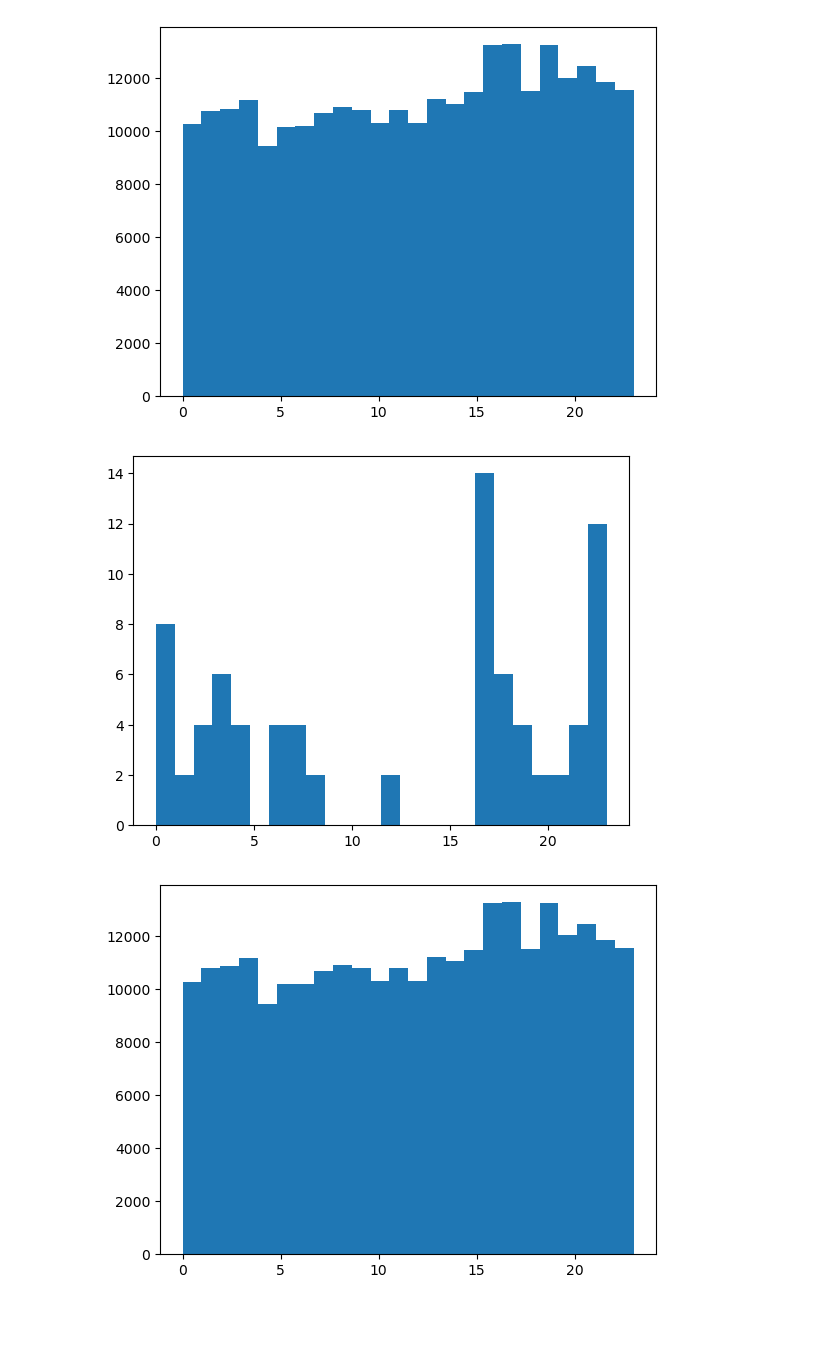
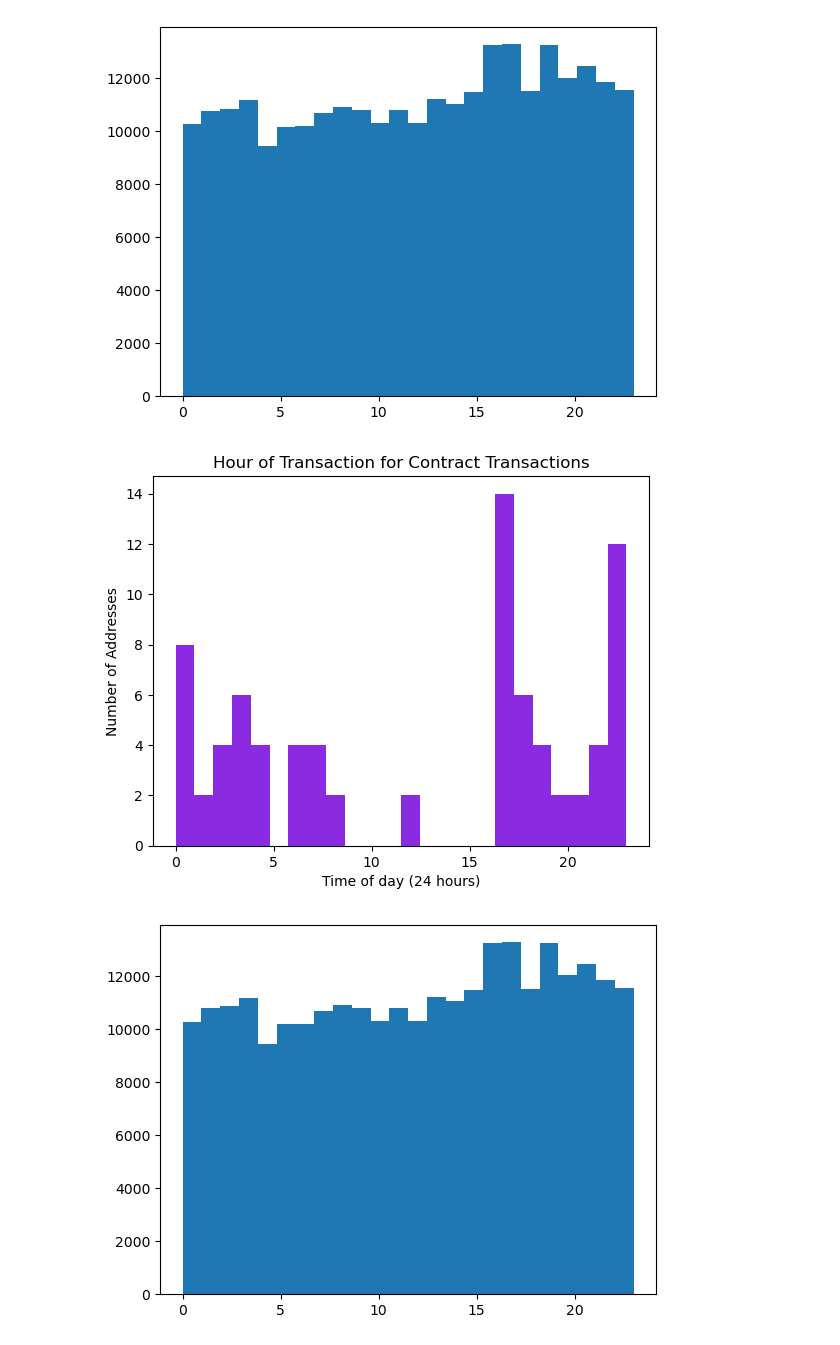
Before and after one commit to mcdunleatate/capstone_project, a Jupyter notebook: code/EDA.ipynb, the cells around one changed output. Drawn from its saved outputs; the diff is of its cells as text; code cells hidden in the pictures; blank space fills up the shorter version.

```diff
--- a/code/EDA.ipynb
+++ b/code/EDA.ipynb
@@ -128,10 +152,14 @@ plt.show()
 plt.hist(trans_data['hoursOftheday'], bins= 24);
 # %% [output]
 [figure]
-# %%
-plt.hist(trans_data[trans_data['contractAddress'] != 'no_contract']['hoursOftheday'],bins=24);
-# %% [output]
-[figure, removed]
+# %%
+plt.hist(trans_data[trans_data['contractAddress'] != 'no_contract']['hoursOftheday'],bins=24, color='blueviolet')
+plt.title('Hour of Transaction for Contract Transactions')
+plt.xlabel('Time of day (24 hours)')
+plt.ylabel('Number of Addresses')
+plt.savefig('../images/Hour_Contract.png');
+# %% [output]
+[figure, added]
 # %%
 plt.hist(trans_data[trans_data['contractAddress'] == 'no_contract']['hoursOftheday'],bins=24);
 # %% [output]
```
Also changed, not shown: parts of 9 cells of this notebook.
